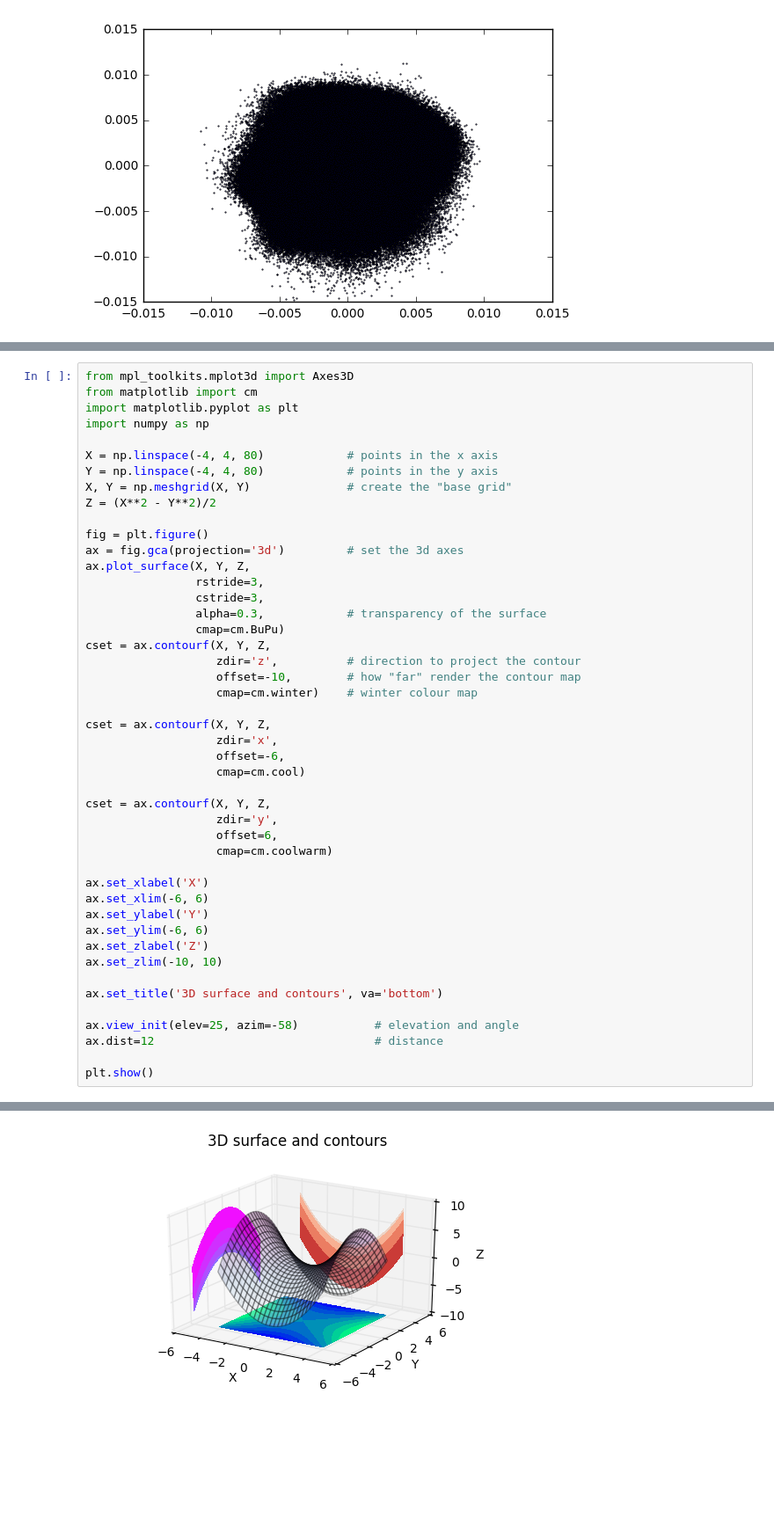
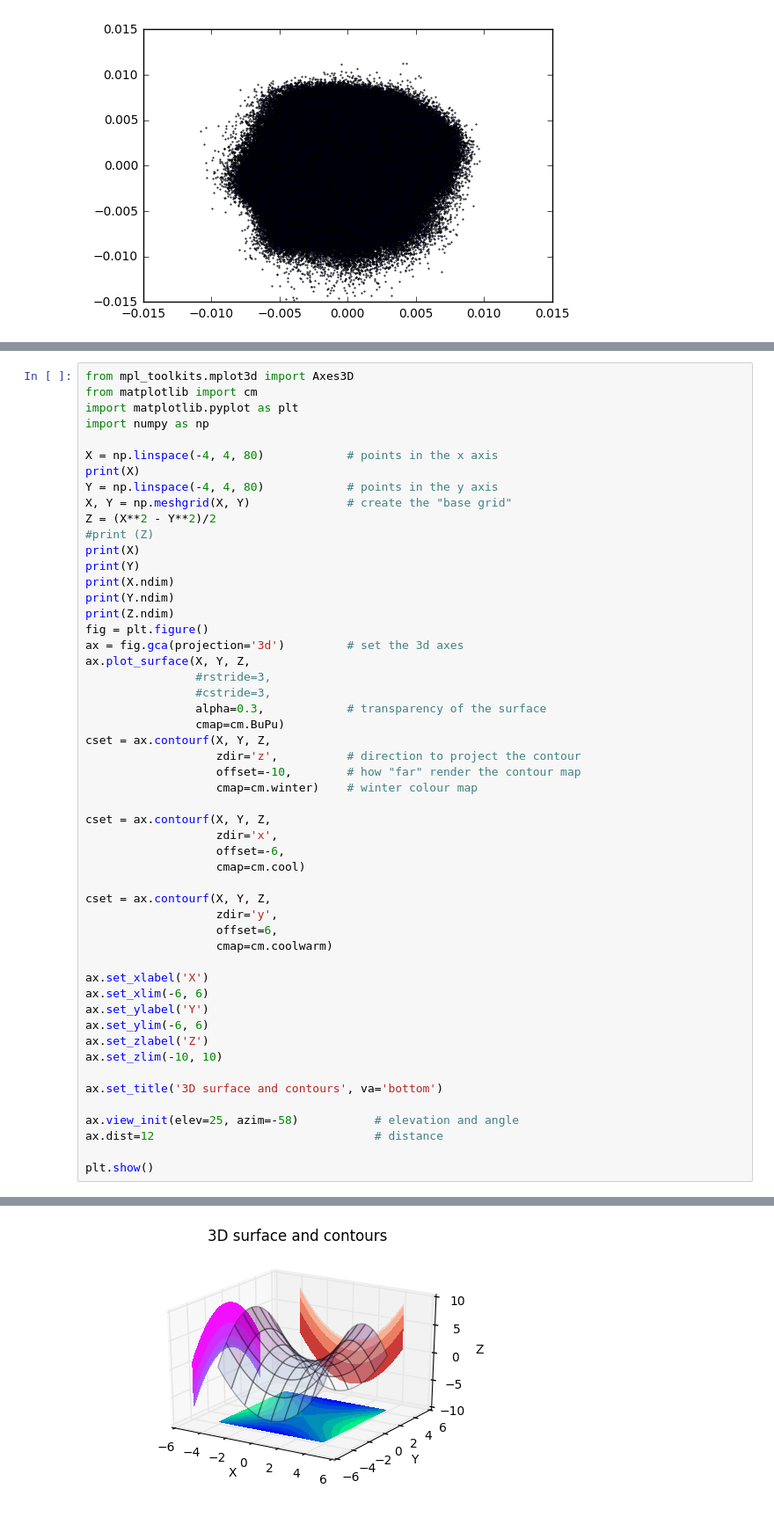
Before and after one commit to abhisheietk/correlate, a Jupyter notebook: Untitled5.ipynb, the cells around one changed output, grey strips where cells are left out. Shown: that part at 88% size. Cells and saved outputs as stored; diff of their text form; blank space fills up the shorter version.

```diff
--- a/Untitled5.ipynb
+++ b/Untitled5.ipynb
@@ -238,15 +296,21 @@ import matplotlib.pyplot as plt
 import numpy as np
 
 X = np.linspace(-4, 4, 80)            # points in the x axis
+print(X)
 Y = np.linspace(-4, 4, 80)            # points in the y axis
 X, Y = np.meshgrid(X, Y)              # create the "base grid"
 Z = (X**2 - Y**2)/2
-
+#print (Z)
+print(X)
+print(Y)
+print(X.ndim)
+print(Y.ndim)
+print(Z.ndim)
 fig = plt.figure()
 ax = fig.gca(projection='3d')         # set the 3d axes
 ax.plot_surface(X, Y, Z,
-                rstride=3,
-                cstride=3,
+                #rstride=3,
+                #cstride=3,
                 alpha=0.3,            # transparency of the surface
                 cmap=cm.BuPu)
 cset = ax.contourf(X, Y, Z,
@@ -281 +362 @@ plt.show()
-[figure, old version]
+[figure, new version]
```
Also changed, not shown: parts of 7 cells of this notebook.
